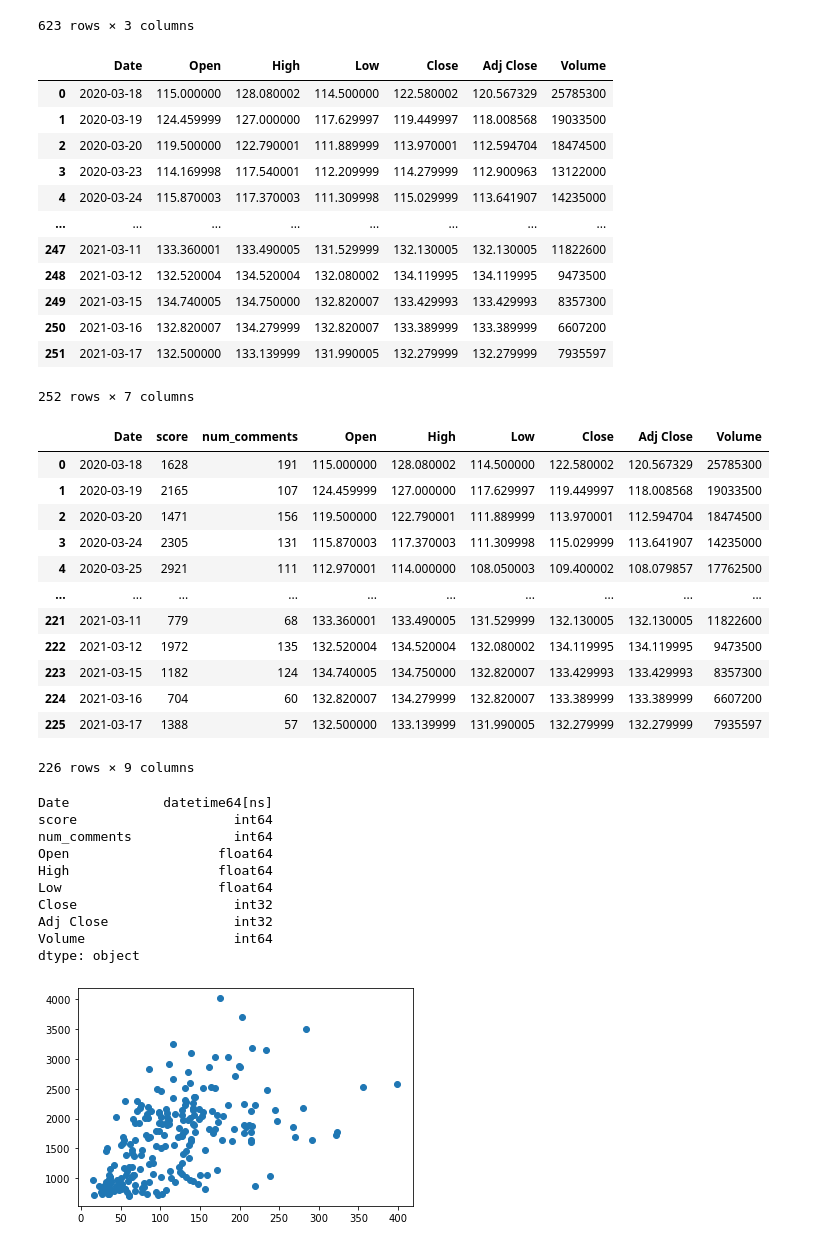
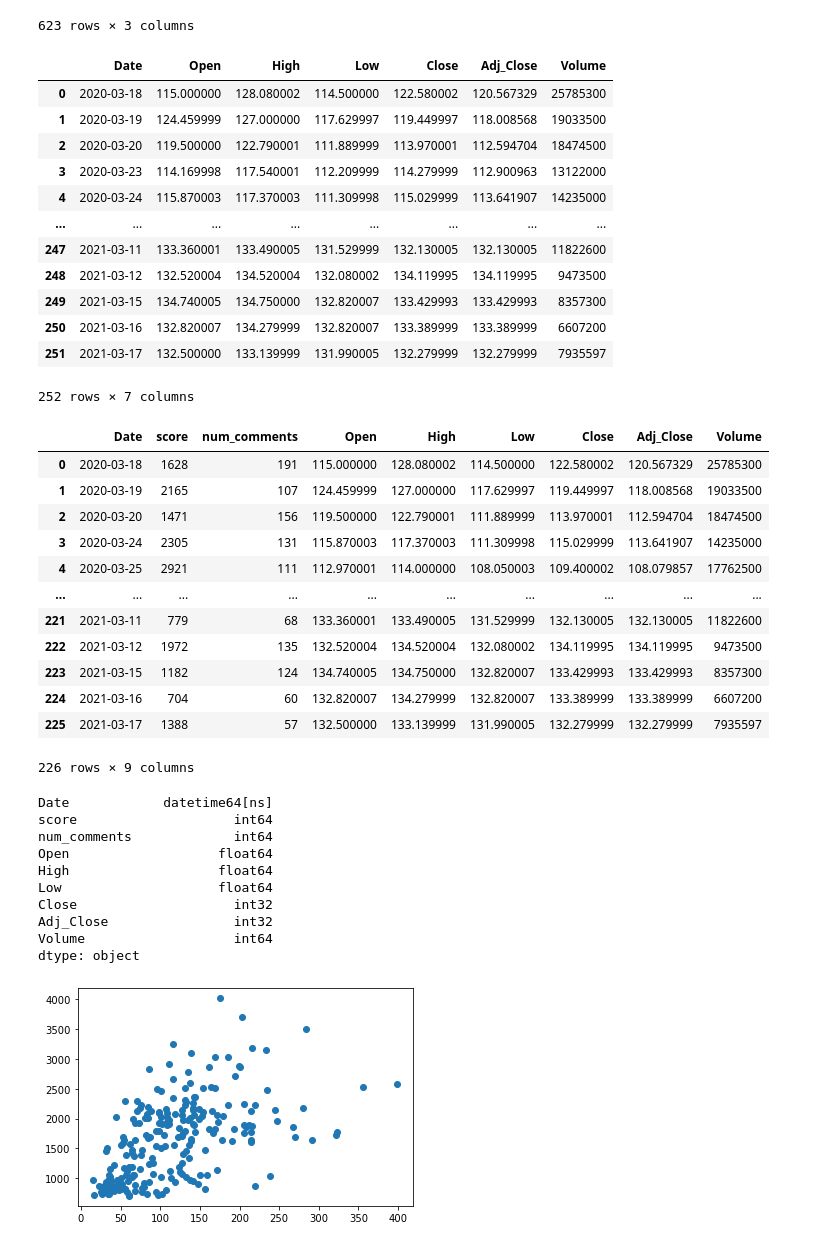
Before and after one commit to beckyydo/retail-machine-learning, a Jupyter notebook: praw.ipynb, the cells around one changed output. Saved outputs shown, nothing was run; the diff lists cells and outputs as text; code cells hidden in the pictures.

```diff
--- a/praw.ipynb
+++ b/praw.ipynb
@@ -207,10 +207,11 @@ final_df
 # %%
 #import walmart stock data
 WMT = pd.read_csv("WMT_recent.csv")
 WMT['Date'] = pd.to_datetime(WMT['Date'], format='%Y-%m-%d')
+WMT.rename(columns={"Adj Close": "Adj_Close"}, inplace=True)
 WMT
 # %% [output]
-|  | Date | Open | High | Low | Close | Adj Close | Volume |
+|  | Date | Open | High | Low | Close | Adj_Close | Volume |
 | 0 | 2020-03-18 | 115.000000 | 128.080002 | 114.500000 | 122.580002 | 120.567329 | 25785300 |
 | 1 | 2020-03-19 | 124.459999 | 127.000000 | 117.629997 | 119.449997 | 118.008568 | 19033500 |
 | 2 | 2020-03-20 | 119.500000 | 122.790001 | 111.889999 | 113.970001 | 112.594704 | 18474500 |
@@ -228,7 +229,7 @@ WMT
 stock=final_df.merge(WMT, on=['Date'], how = 'inner')
 stock
 # %% [output]
-|  | Date | score | num_comments | Open | High | Low | Close | Adj Close | Volume |
+|  | Date | score | num_comments | Open | High | Low | Close | Adj_Close | Volume |
 | 0 | 2020-03-18 | 1628 | 191 | 115.000000 | 128.080002 | 114.500000 | 122.580002 | 120.567329 | 25785300 |
 | 1 | 2020-03-19 | 2165 | 107 | 124.459999 | 127.000000 | 117.629997 | 119.449997 | 118.008568 | 19033500 |
 | 2 | 2020-03-20 | 1471 | 156 | 119.500000 | 122.790001 | 111.889999 | 113.970001 | 112.594704 | 18474500 |
@@ -244,7 +245,7 @@ stock
 # %%
 #convert the column values to int for ML
 stock["Close"] = stock["Close"].astype(int)
-stock["Adj Close"] = stock["Adj Close"].astype(int)
+stock["Adj_Close"] = stock["Adj_Close"].astype(int)
 stock.dtypes
 # %% [output]
 Date            datetime64[ns]
@@ -254,7 +255,7 @@ Open                   float64
 High                   float64
 Low                    float64
 Close                    int32
-Adj Close                int32
+Adj_Close                int32
 Volume                   int64
 dtype: object
 # %%
```
Also changed, not shown: parts of 15 cells of this notebook, 5 other files.
